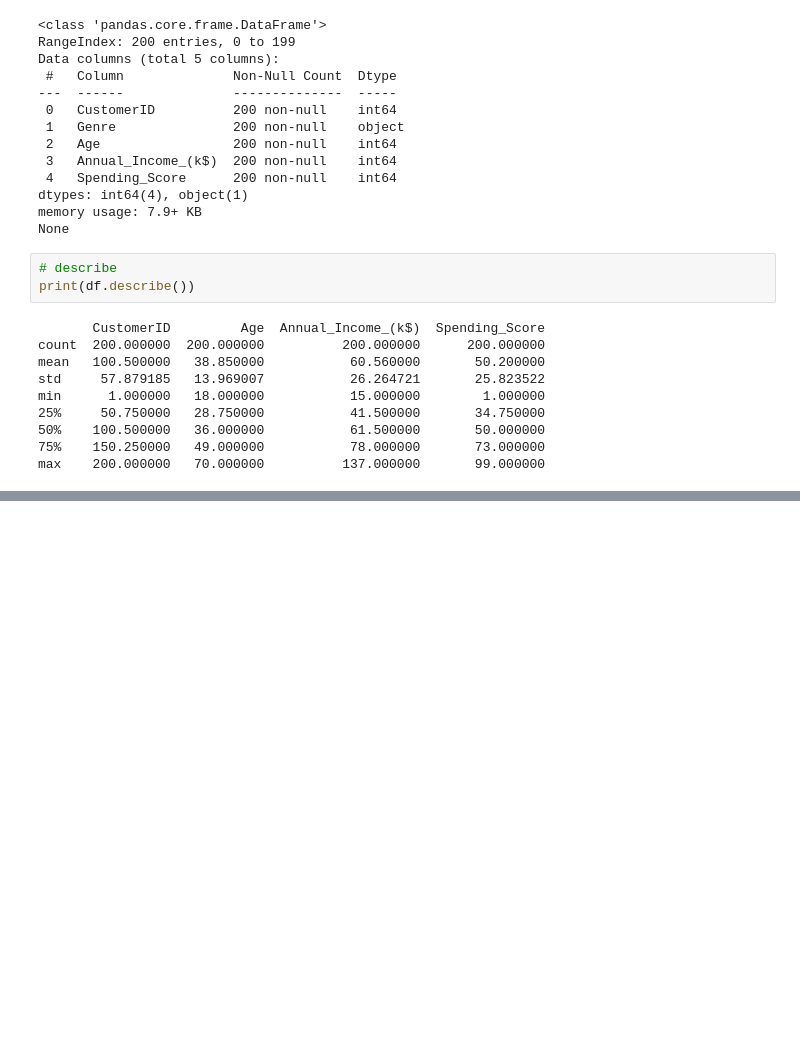
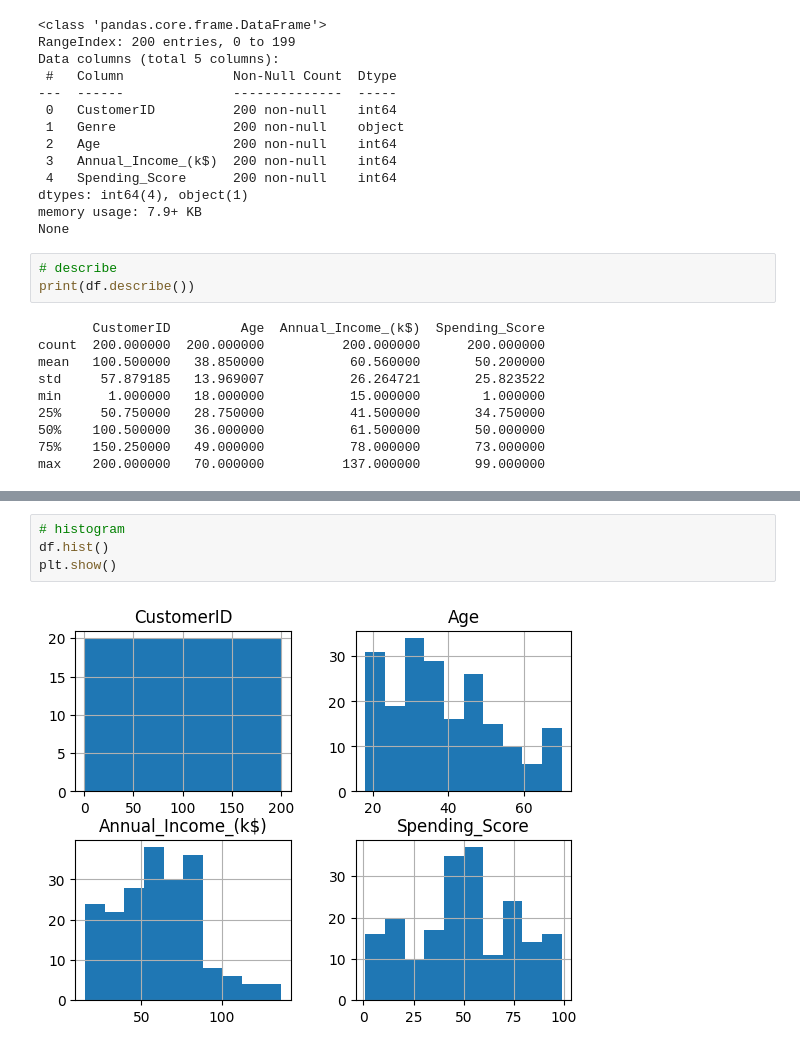
Before and after one commit to sabbir2609/edge_course, a Jupyter notebook: notebooks/pandas.ipynb, the cells around one changed output, grey strips where cells are left out. Cells and saved outputs as stored; diff of their text form; blank space fills up the shorter version.

```diff
--- a/notebooks/pandas.ipynb
+++ b/notebooks/pandas.ipynb
@@ -236,0 +259,6 @@ max    200.000000   70.000000          137.000000       99.000000
+# %%
+# histogram
+df.hist()
+plt.show()
+# %% [output]
+[figure, added]
```
Also changed, not shown: parts of 4 cells of this notebook.
